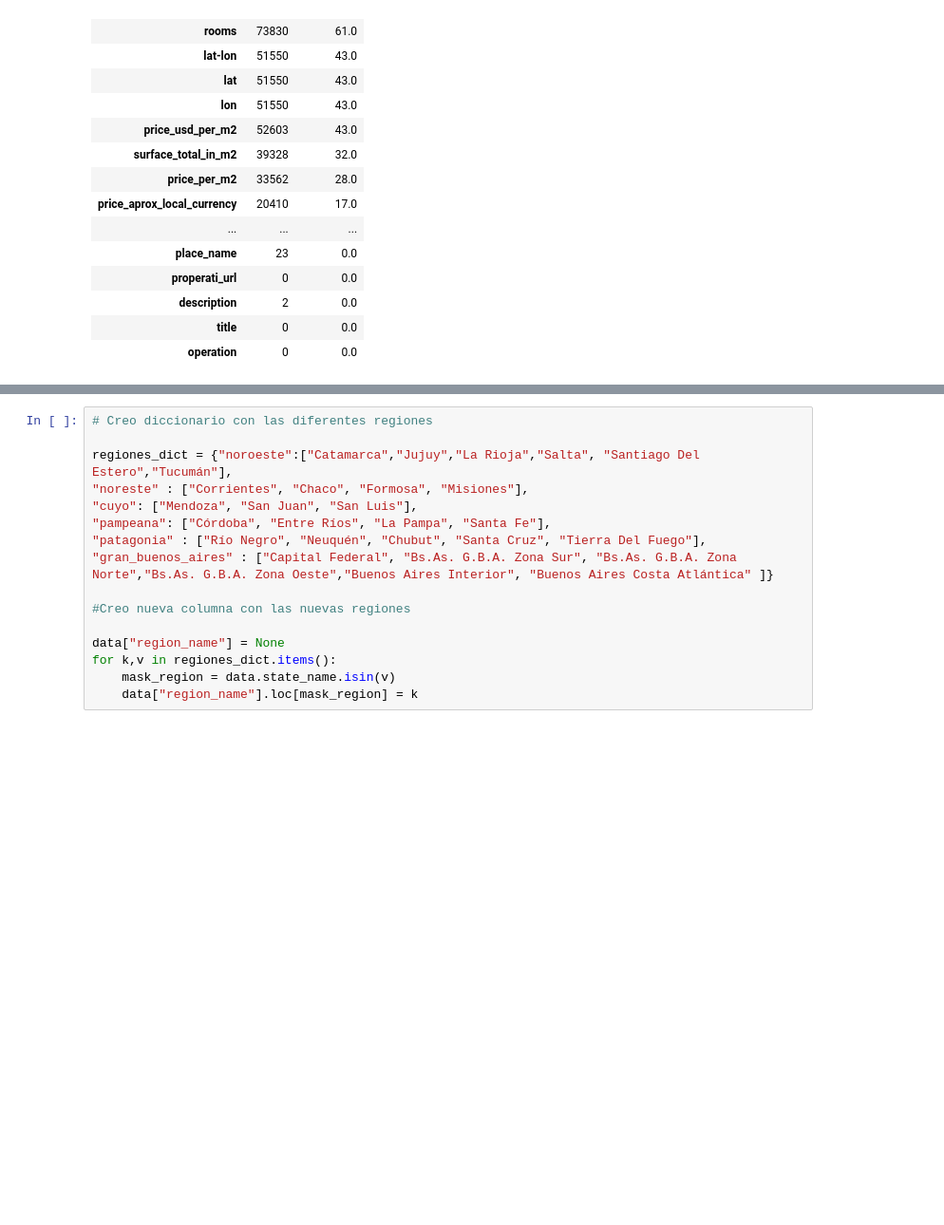
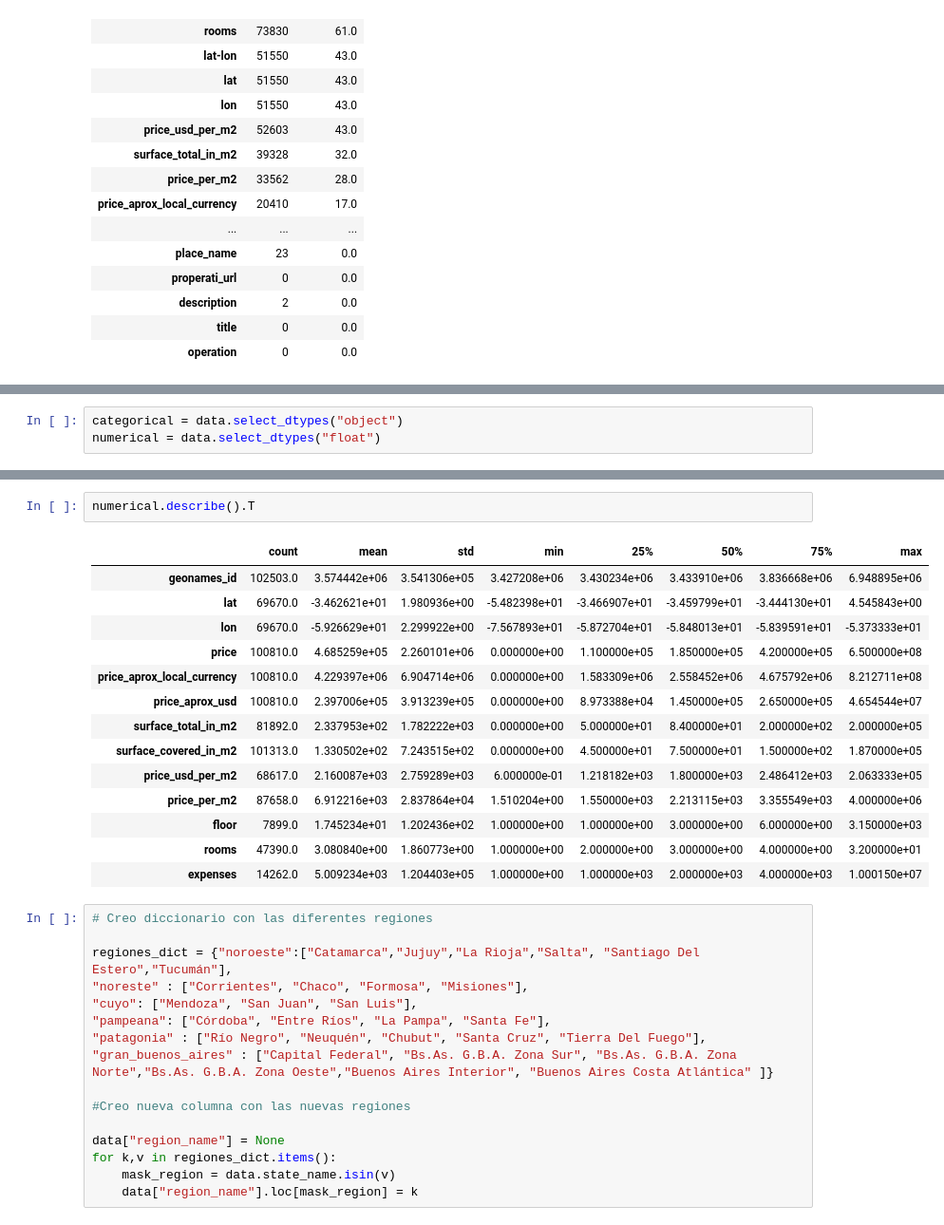
Before and after one commit to JoaquinC-1/TP_DH, a Jupyter notebook: TP_properati.ipynb, the cells around one changed output, grey strips where cells are left out. Shown at 95% size. Saved outputs shown, nothing was run; the diff lists cells and outputs as text; blank space fills up the shorter version.

```diff
--- a/TP_properati.ipynb
+++ b/TP_properati.ipynb
@@ -119,0 +122,3 @@ df_nulls
+# %%
+categorical = data.select_dtypes("object")
+numerical = data.select_dtypes("float")
@@ -120,3 +141,20 @@ df_nulls
+# %%
+numerical.describe().T
+# %% [output]
+|  | count | mean | std | min | 25% | 50% | 75% | max |
+| geonames_id | 102503.0 | 3.574442e+06 | 3.541306e+05 | 3.427208e+06 | 3.430234e+06 | 3.433910e+06 | 3.836668e+06 | 6.948895e+06 |
+| lat | 69670.0 | -3.462621e+01 | 1.980936e+00 | -5.482398e+01 | -3.466907e+01 | -3.459799e+01 | -3.444130e+01 | 4.545843e+00 |
+| lon | 69670.0 | -5.926629e+01 | 2.299922e+00 | -7.567893e+01 | -5.872704e+01 | -5.848013e+01 | -5.839591e+01 | -5.373333e+01 |
+| price | 100810.0 | 4.685259e+05 | 2.260101e+06 | 0.000000e+00 | 1.100000e+05 | 1.850000e+05 | 4.200000e+05 | 6.500000e+08 |
+| price_aprox_local_currency | 100810.0 | 4.229397e+06 | 6.904714e+06 | 0.000000e+00 | 1.583309e+06 | 2.558452e+06 | 4.675792e+06 | 8.212711e+08 |
+| price_aprox_usd | 100810.0 | 2.397006e+05 | 3.913239e+05 | 0.000000e+00 | 8.973388e+04 | 1.450000e+05 | 2.650000e+05 | 4.654544e+07 |
+| surface_total_in_m2 | 81892.0 | 2.337953e+02 | 1.782222e+03 | 0.000000e+00 | 5.000000e+01 | 8.400000e+01 | 2.000000e+02 | 2.000000e+05 |
+| surface_covered_in_m2 | 101313.0 | 1.330502e+02 | 7.243515e+02 | 0.000000e+00 | 4.500000e+01 | 7.500000e+01 | 1.500000e+02 | 1.870000e+05 |
+| price_usd_per_m2 | 68617.0 | 2.160087e+03 | 2.759289e+03 | 6.000000e-01 | 1.218182e+03 | 1.800000e+03 | 2.486412e+03 | 2.063333e+05 |
+| price_per_m2 | 87658.0 | 6.912216e+03 | 2.837864e+04 | 1.510204e+00 | 1.550000e+03 | 2.213115e+03 | 3.355549e+03 | 4.000000e+06 |
+| floor | 7899.0 | 1.745234e+01 | 1.202436e+02 | 1.000000e+00 | 1.000000e+00 | 3.000000e+00 | 6.000000e+00 | 3.150000e+03 |
+| rooms | 47390.0 | 3.080840e+00 | 1.860773e+00 | 1.000000e+00 | 2.000000e+00 | 3.000000e+00 | 4.000000e+00 | 3.200000e+01 |
+| expenses | 14262.0 | 5.009234e+03 | 1.204403e+05 | 1.000000e+00 | 1.000000e+03 | 2.000000e+03 | 4.000000e+03 | 1.000150e+07 |
 # %%
 # Creo diccionario con las diferentes regiones
 
```
Also changed, not shown: parts of 3 cells of this notebook.
